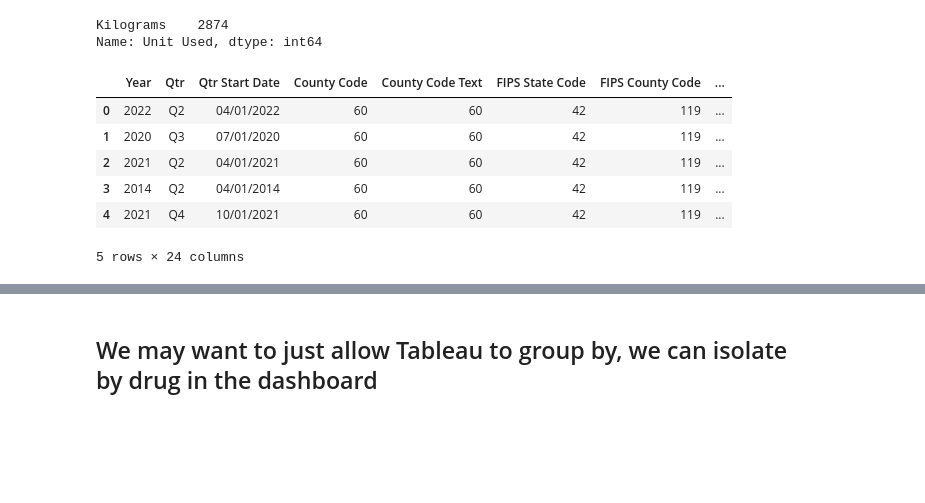
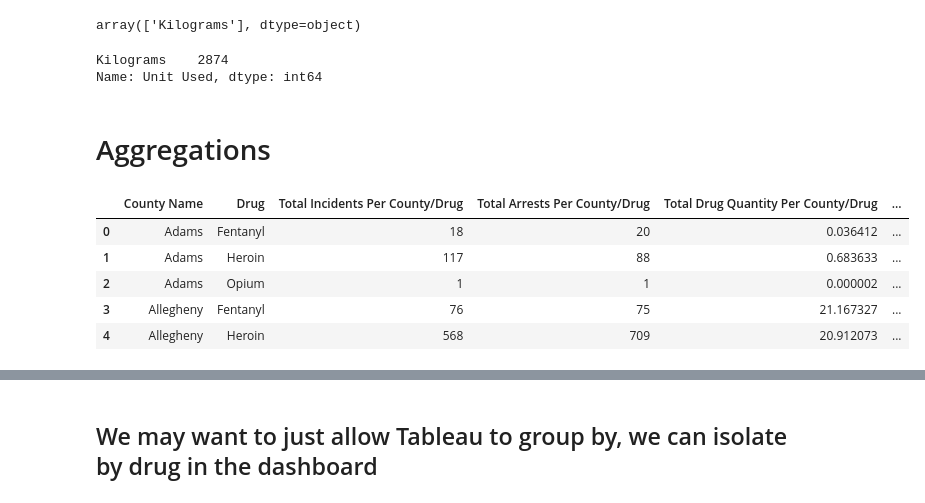
Before and after one commit to Joeyloganpython/Capstone, a Jupyter notebook: Notebooks/Arrests.ipynb, the cells around one changed output, grey strips where cells are left out. Saved outputs shown, nothing was run; the diff lists cells and outputs as text; code cells hidden in the pictures; blank space fills up the shorter version.

```diff
--- a/Notebooks/Arrests.ipynb
+++ b/Notebooks/Arrests.ipynb
@@ -10,2 +23,3 @@ import seaborn as sns
 # %%
-df = pd.read_csv('../data/Opioid_Seizures_and_Arrests_CY_2013_-_Current_Quarterly_County_State_Police(1).csv')
+df = pd.read_csv('../data/Opioid_Seizures_and_Arrests_CY_2013_-_Current_Quarterly_County_State_Police.csv')
+df.head()
@@ -34,2 +32,0 @@ def fips(df):
-# %%
-df = fips(df)
@@ -45,3 +43,7 @@ df.head()
+# %%
+df['Unit Used'].unique()
+# %% [output]
+array(['Kilograms'], dtype=object)
 # %%
 df['Unit Used'].value_counts()  ## Checking to make sur eit's only measured in Kg
 # %% [output]
@@ -59,8 +52,37 @@ dfcnt6 = df.groupby('County Name')['Drug Quantity'].sum().reset_index()
+# %% [markdown]
+# Aggregations
 # %%
-dfcnt1 = dfcnt1.rename(columns={'Incident Count':'Total Incidents Per County/Drug'})
-dfcnt2 = dfcnt2.rename(columns={'Arrests':'Total Arrests Per County/Drug'})
-dfcnt3 = dfcnt3.rename(columns={'Drug Quantity':'Total Drug Quantity Per County/Drug'})
+# Group by and sum
+cnt_drug_df = (df.groupby(['County Name', 'Drug'])[['Incident Count', 'Arrests', 'Drug Quantity']]
+                .sum()
+                .reset_index()
+                .rename(columns={
+                                'Incident Count' : 'Total Incidents Per County/Drug',
+                                'Arrests' : 'Total Arrests Per County/Drug',
+                                'Drug Quantity' : 'Total Drug Quantity Per County/Drug'
+                                }))
 
-dfcnt4 = dfcnt4.rename(columns={'Incident Count':'Grand Total Incidents Per County'})
-dfcnt5 = dfcnt5.rename(columns={'Arrests':'Grand Total Arrests Per County'})
-dfcnt6 = dfcnt6.rename(columns={'Drug Quantity':'Grand Total Drug Quantity Per County'})
+cnt_df = (df.groupby('County Name')[['Incident Count', 'Arrests', 'Drug Quantity']]
+           .sum()
+           .reset_index()
+           .rename(columns={
+                            'Incident Count' : 'Grand Total Incidents Per County',
+                            'Arrests' : 'Grand Total Arrests Per County',
+                            'Drug Quantity' : 'Grand Total Drug Quantity Per County'
+                           }))
+
+
+# Merge dataframes
+final_df = pd.merge(cnt_drug_df,cnt_df, how="inner",left_on ='County Name',right_on = 'County Name')
+
+# Need to indicate State for Tableau
+final_df['State'] = 'PA'
+
+final_df.head()
+# %% [output]
+|  | County Name | Drug | Total Incidents Per County/Drug | Total Arrests Per County/Drug | Total Drug Quantity Per County/Drug | ... |
+| 0 | Adams | Fentanyl | 18 | 20 | 0.036412 | ... |
+| 1 | Adams | Heroin | 117 | 88 | 0.683633 | ... |
+| 2 | Adams | Opium | 1 | 1 | 0.000002 | ... |
+| 3 | Allegheny | Fentanyl | 76 | 75 | 21.167327 | ... |
+| 4 | Allegheny | Heroin | 568 | 709 | 20.912073 | ... |
@@ -77,10 +88,0 @@ df7['State'] = 'PA' ### Need to indicate State for Tableau
-# %%
-df7.head()
-# %% [output]
-|  | Year | Qtr | Qtr Start Date | County Code | County Code Text | FIPS State Code | FIPS County Code | ... |
-| 0 | 2022 | Q2 | 04/01/2022 | 60 | 60 | 42 | 119 | ... |
-| 1 | 2020 | Q3 | 07/01/2020 | 60 | 60 | 42 | 119 | ... |
-| 2 | 2021 | Q2 | 04/01/2021 | 60 | 60 | 42 | 119 | ... |
-| 3 | 2014 | Q2 | 04/01/2014 | 60 | 60 | 42 | 119 | ... |
-| 4 | 2021 | Q4 | 10/01/2021 | 60 | 60 | 42 | 119 | ... |
-5 rows × 24 columns
```
Also changed, not shown: parts of 19 cells of this notebook, 8 other files.
